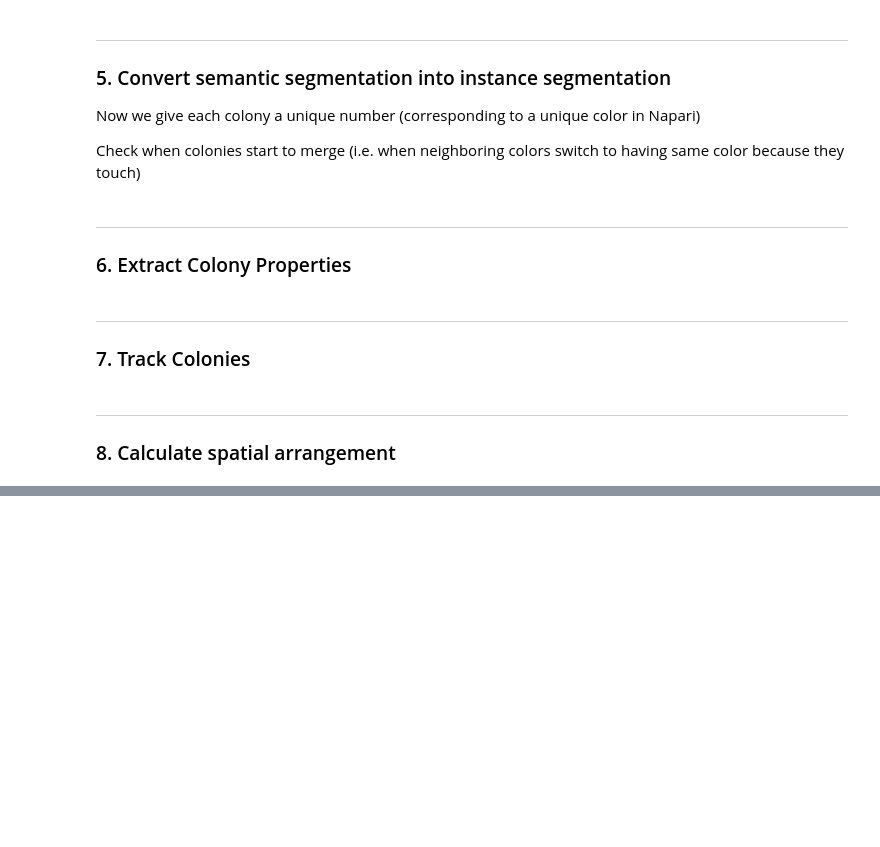
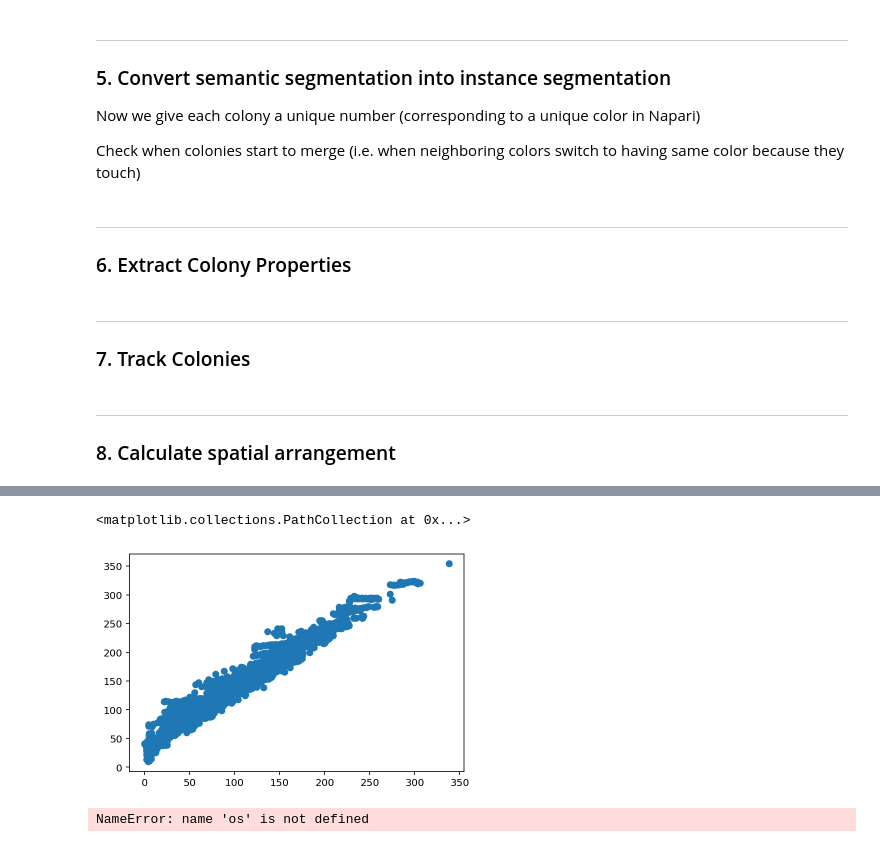
Before and after one commit to simonvanvliet/PA-SA_Agarpads, a Jupyter notebook: 1A_check_segmentation.ipynb, the cells around one changed output, grey strips where cells are left out. Saved outputs shown, nothing was run; the diff lists cells and outputs as text; code cells hidden in the pictures; blank space fills up the shorter version.

```diff
--- a/1A_check_segmentation.ipynb
+++ b/1A_check_segmentation.ipynb
@@ -44,10 +44,16 @@ cache.register()    # Turn cache on globally
 ## Set Paths and settings
 # %%
 #set path to registered file
-path_regestired_im = pathlib.Path("/Volumes/ScientificData/Users/Giulia(botgiu00)/Collaborations/Ashley/2023-04-11-agar-pad-processed/Registration_max_frames/")
+# path_regestired_im = pathlib.Path("/Volumes/ScientificData/Users/Giulia(botgiu00)/Collaborations/Ashley/2023-04-11-agar-pad-processed/Registration_max_frames/")
+
+# #set path to Ilastik output file
+# path_segmented_im = pathlib.Path("/Volumes/ScientificData/Users/Giulia(botgiu00)/Collaborations/Ashley/2023-04-11-agar-pad-processed/Registration_max_frames/")
+
+#set path to registered file
+path_regestired_im = pathlib.Path("/Users/simonvanvliet/TempData/2023-04-11-agar-pad-processed/Registration_max_frames/")
 
 #set path to Ilastik output file
-path_segmented_im = pathlib.Path("/Volumes/ScientificData/Users/Giulia(botgiu00)/Collaborations/Ashley/2023-04-11-agar-pad-processed/Probabilities_iteger_8bit_export/")
+path_segmented_im = pathlib.Path("/Users/simonvanvliet/TempData/2023-04-11-agar-pad-processed/Registration_max_frames/")
 
 #set filenames
 exp_name = "20230411"
@@ -338,11 +344,11 @@ def track_colonies(df, direction='forward'):
     #set col_idx for frame 0
     frm0 = df['frame']==0
     col_idx0 = np.arange(frm0.sum())
-    df.loc[frm0, 'col_idx'] = col_idx0
+    df.loc[frm0, 'colony_id'] = col_idx0
 
     #forward tracking
     for frm in range(1, df['frame'].max()+1):
-        col_idx_prev = df[df['frame']==frm-1]['col_idx'].values
+        col_idx_prev = df[df['frame']==frm-1]['colony_id'].values
 
         #calc distance between centroids
         x0 = df[df['frame']==frm-1]['centroid-0'].values
@@ -380,7 +386,7 @@ def track_colonies(df, direction='forward'):
             col_idx_new = col_idx_prev[idx]
 
         #assign new col_idx
-        df.loc[df['frame']==frm, 'col_idx'] = col_idx_new
+        df.loc[df['frame']==frm, 'colony_id'] = col_idx_new
 
     return df
 
@@ -546,4 +616,3 @@ def add_edge2edge_distance(df,PA_labels,SA1_labels,SA2_labels):
 # %%
-df = add_centrod_distance(df)
-df = add_edge2edge_distance(df,PA_labels,SA1_labels,SA2_labels)
-df.to_csv('colonies.csv')
+
+df = pc.add_edge2edge_distance(df,PA_labels,SA1_labels,SA2_labels)
@@ -549,0 +635,6 @@ df.to_csv('colonies.csv')
+# %%
+import matplotlib.pyplot as plt
+plt.scatter(df['min_dist_PA_edge2edge'], df['min_dist_PA_centroid'])
+# %% [output]
+<matplotlib.collections.PathCollection at 0x...>
+[figure, added]
@@ -549,0 +643,4 @@ df.to_csv('colonies.csv')
+# %%
+os.remove(a)
+# %% [output]
+NameError: name 'os' is not defined
```
Also changed, not shown: parts of 5 cells of this notebook, 4 other files.
